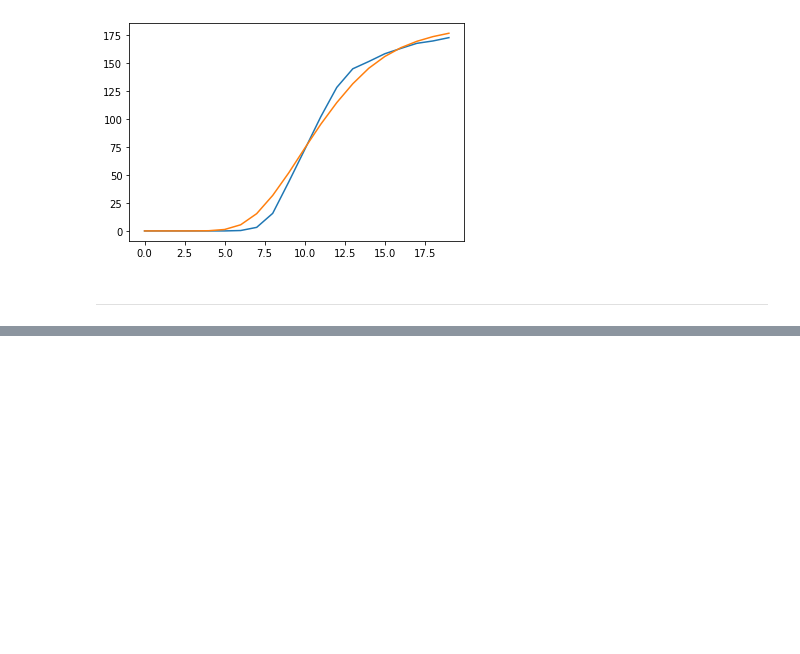
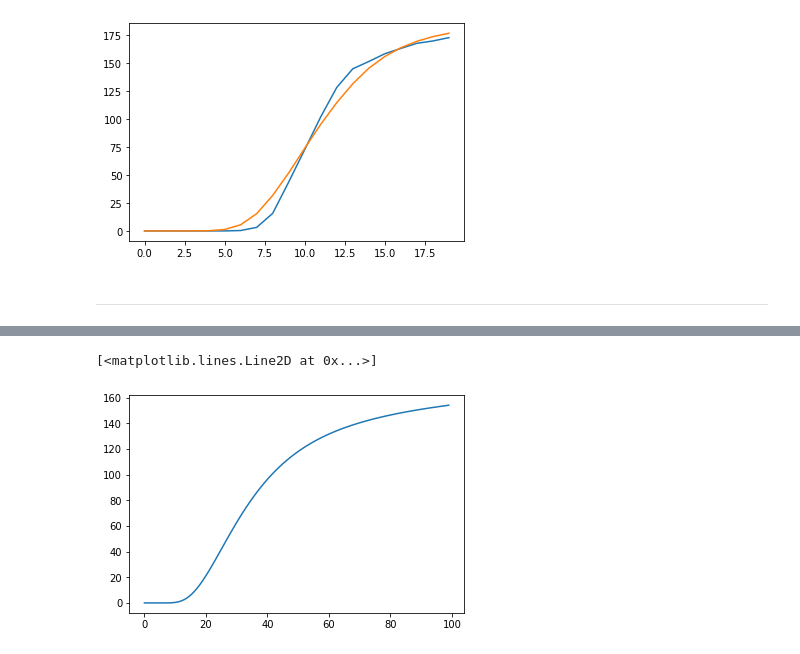
Before and after one commit to SiodhachanOSullivan/MF-Thalamus, a Jupyter notebook: fitTF.ipynb, the cells around one changed output, grey strips where cells are left out. Saved outputs shown, nothing was run; the diff lists cells and outputs as text; code cells hidden in the pictures; blank space fills up the shorter version.

```diff
--- a/fitTF.ipynb
+++ b/fitTF.ipynb
@@ -283,0 +296,6 @@ TF(PP, m, s, t, tN)
+# %%
+plt.plot(TF2(TC,fe,fi,0, Nexc=800,Ninh=25,Qe=1e-9,Qi=6e-9,Cm=160e-12,El=-65e-3))
+# plt.plot(TF2(RE,fe,fi,0, Nexc=400,Ninh=150,Qe=4e-9,Qi=1e-9,Cm=200e-12,El=-75e-3))
+# %% [output]
+[<matplotlib.lines.Line2D at 0x...>]
+[figure, added]
```
Also changed, not shown: parts of 5 cells of this notebook, 2 other files.
